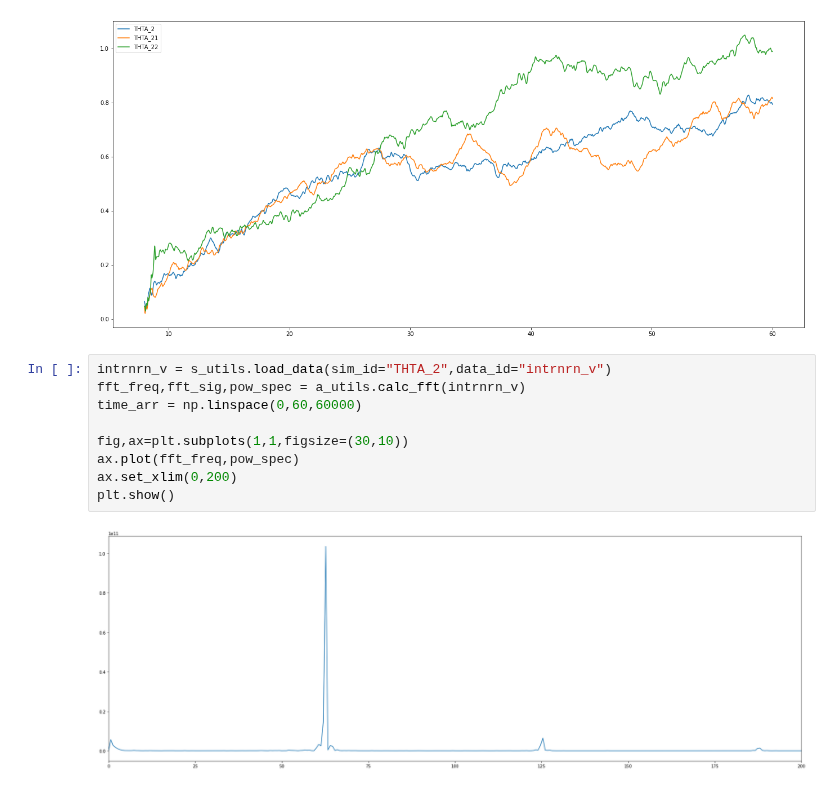
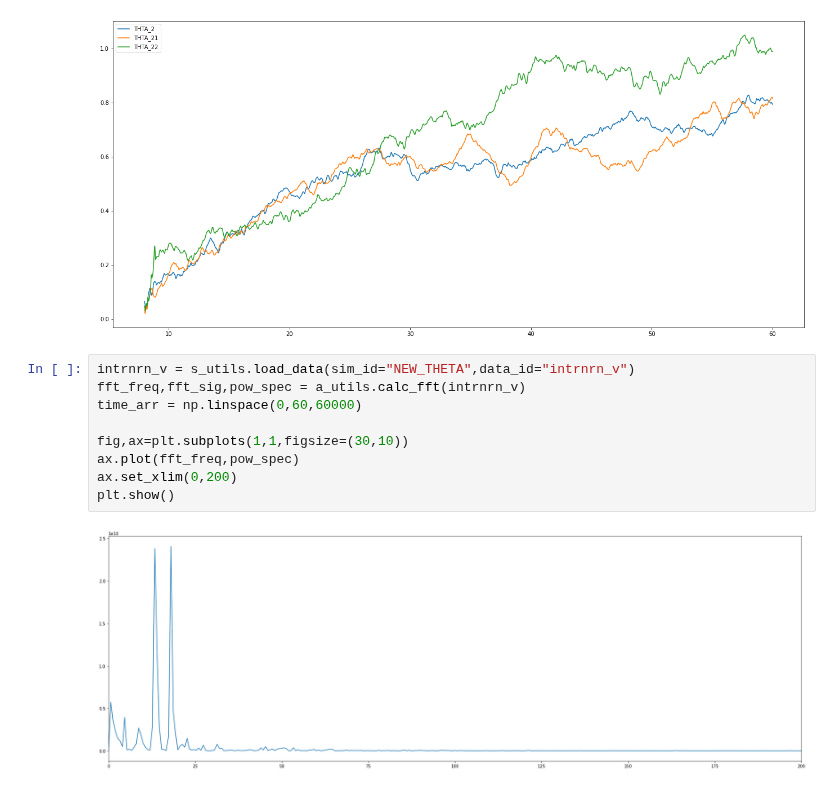
Before and after one commit to tiny-infinity/GridCellsCopy, a Jupyter notebook: analysis/notebooks/theta_analysis/gov_3.ipynb, the cells around one changed output. Drawn from its saved outputs; the diff is of its cells as text.

```diff
--- a/analysis/notebooks/theta_analysis/gov_3.ipynb
+++ b/analysis/notebooks/theta_analysis/gov_3.ipynb
@@ -270,16 +318,16 @@ Stellate File Path :  data/THTA_22/stell_spks_THTA_22.hdf5
 Interneuron File Path :  data/THTA_22/intrnrn_spks_THTA_22.hdf5
 [figure]
 # %%
-intrnrn_v = s_utils.load_data(sim_id="THTA_2",data_id="intrnrn_v")
+intrnrn_v = s_utils.load_data(sim_id="NEW_THETA",data_id="intrnrn_v")
 fft_freq,fft_sig,pow_spec = a_utils.calc_fft(intrnrn_v)
 time_arr = np.linspace(0,60,60000)
 
 fig,ax=plt.subplots(1,1,figsize=(30,10))
 ax.plot(fft_freq,pow_spec)
 ax.set_xlim(0,200)
 plt.show()
 # %% [output]
-[figure, old version]
+[figure, new version]
 # %%
 
 
```
Also changed, not shown: parts of 9 cells of this notebook.
